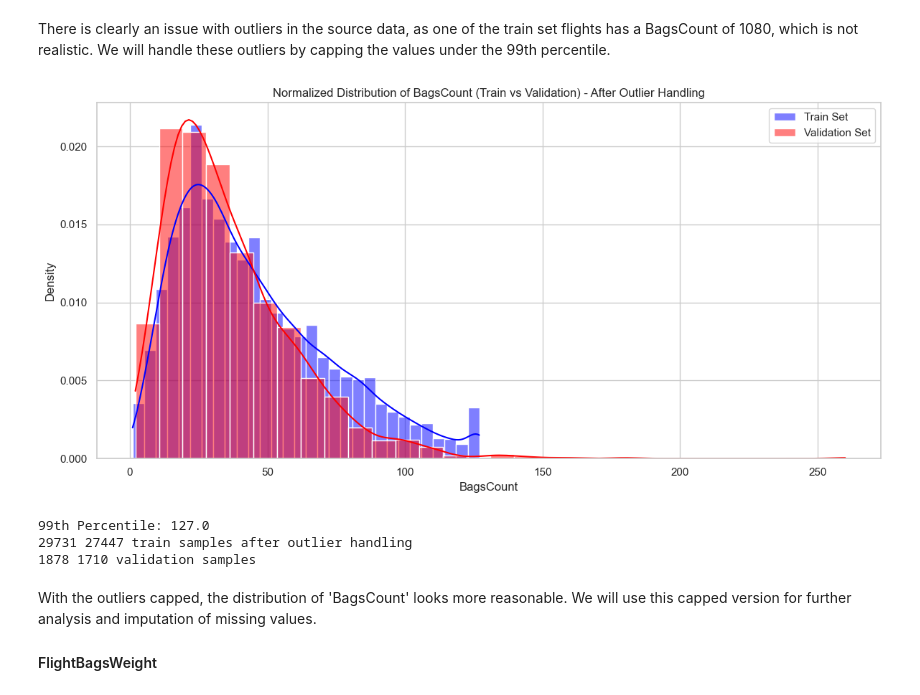
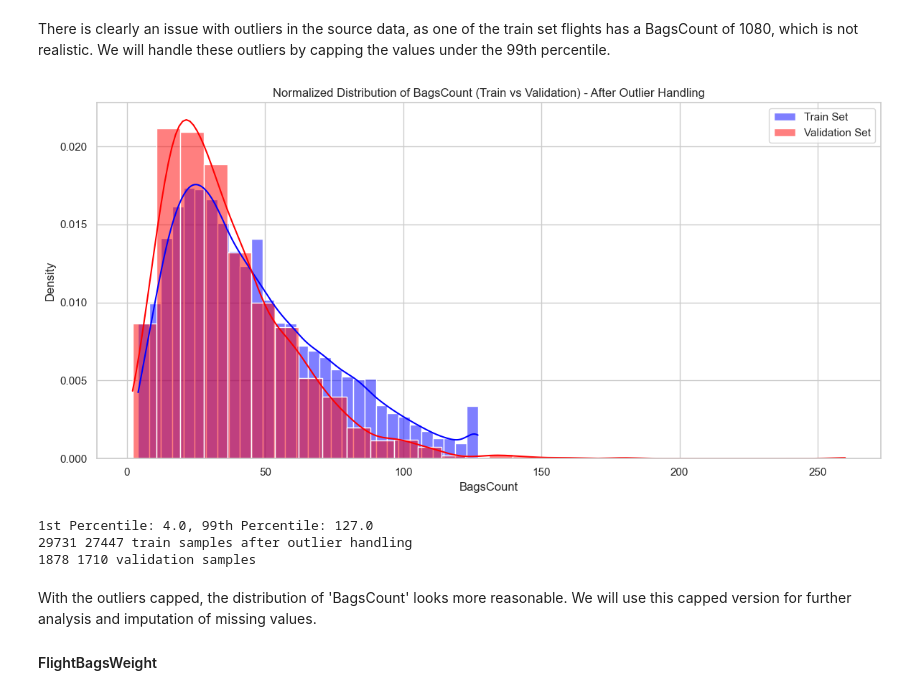
Before and after one commit to banacchini/ryanairTakeOffWeightRegression, a Jupyter notebook: notebooks/01_eda.ipynb, the cells around one changed output. Cells and saved outputs as stored; diff of their text form; code cells hidden in the pictures.

```diff
--- a/notebooks/01_eda.ipynb
+++ b/notebooks/01_eda.ipynb
@@ -377,33 +378,40 @@ print(max(bags_count_val), "max bags count in validation set")
 # %% [markdown]
 There is clearly an issue with outliers in the source data, as one of the train set flights has a BagsCount of 1080, which is not realistic. We will handle these outliers by capping the values under the 99th percentile.
 # %%
-# Calculate the 99th percentile
-percentile_99 = bags_count_train.quantile(0.99)
+# Create a copy of the original dataframe
+df_train_copy = df_train.copy()
 
-# Cap values above the 99th percentile
-df_train['BagsCount'] = np.where(df_train['BagsCount'] > percentile_99, percentile_99, df_train['BagsCount'])
+df_train_copy['BagsCount'] = pd.to_numeric(df_train_copy['BagsCount'], errors='coerce')
+
+# Calculate the 1st and 99th percentiles
+percentile_01 = df_train_copy['BagsCount'].quantile(0.01)
+percentile_99 = df_train_copy['BagsCount'].quantile(0.99)
+
+# Cap values below the 1st percentile and above the 99th percentile
+df_train_copy['BagsCount'] = np.where(df_train_copy['BagsCount'] < percentile_01, percentile_01, df_train_copy['BagsCount'])
+df_train_copy['BagsCount'] = np.where(df_train_copy['BagsCount'] > percentile_99, percentile_99, df_train_copy['BagsCount'])
 
 # Recalculate the cleaned BagsCount column
-bags_count_train = df_train['BagsCount'].dropna()
+bags_count_train = df_train_copy['BagsCount'].dropna()
 
 # Re-plot the distribution after handling outliers
 plt.figure(figsize=(12, 6))
 sns.histplot(bags_count_train, kde=True, bins=30, color='blue', label='Train Set', stat='density', alpha=0.5)
 sns.histplot(bags_count_val, kde=True, bins=30, color='red', label='Validation Set', stat='density', alpha=0.5)
 
 plt.title("Normalized Distribution of BagsCount (Train vs Validation) - After Outlier Handling")
 plt.xlabel("BagsCount")
 plt.ylabel("Density")
 plt.legend()
 plt.tight_layout()
 plt.show()
 
-print(f"99th Percentile: {percentile_99}")
-print(len(df_train), len(bags_count_train), "train samples after outlier handling")
+print(f"1st Percentile: {percentile_01}, 99th Percentile: {percentile_99}")
+print(len(df_train_copy), len(bags_count_train), "train samples after outlier handling")
 print(len(df_val), len(bags_count_val), "validation samples")
 # %% [output]
-[figure, old version]
+[figure, new version]
-99th Percentile: 127.0
+1st Percentile: 4.0, 99th Percentile: 127.0
 29731 27447 train samples after outlier handling
 1878 1710 validation samples
 # %% [markdown]
```
Also changed, not shown: parts of 20 cells of this notebook, 1 other file.
